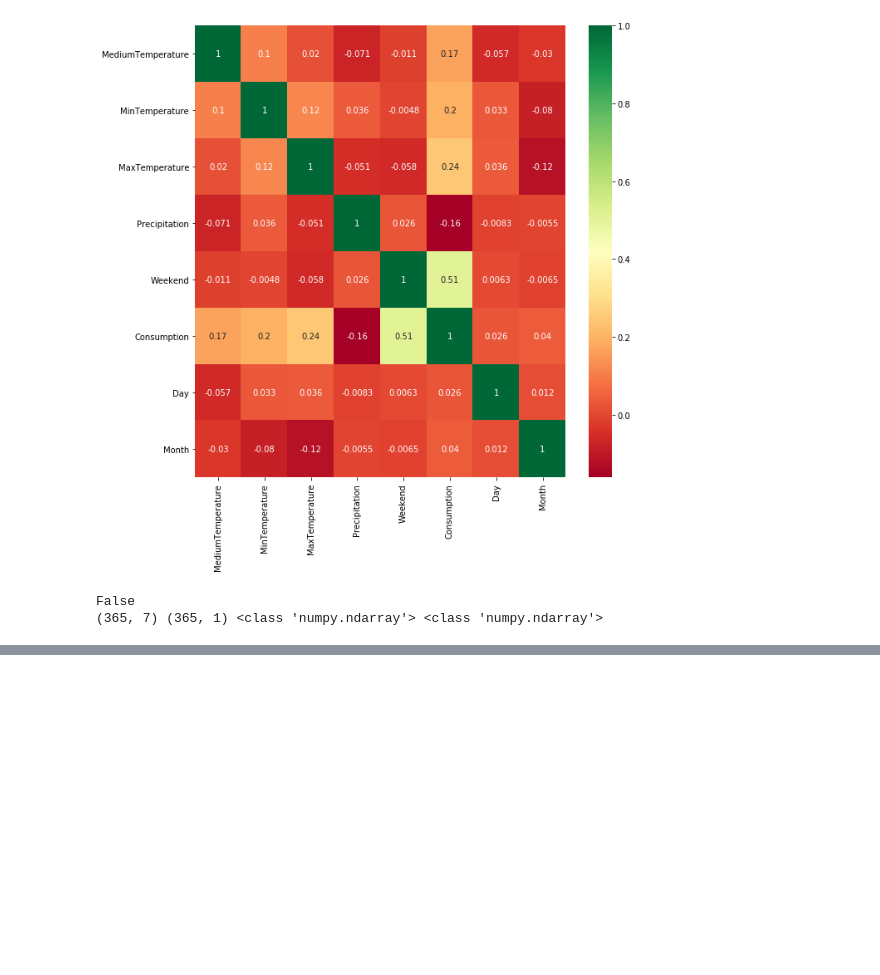
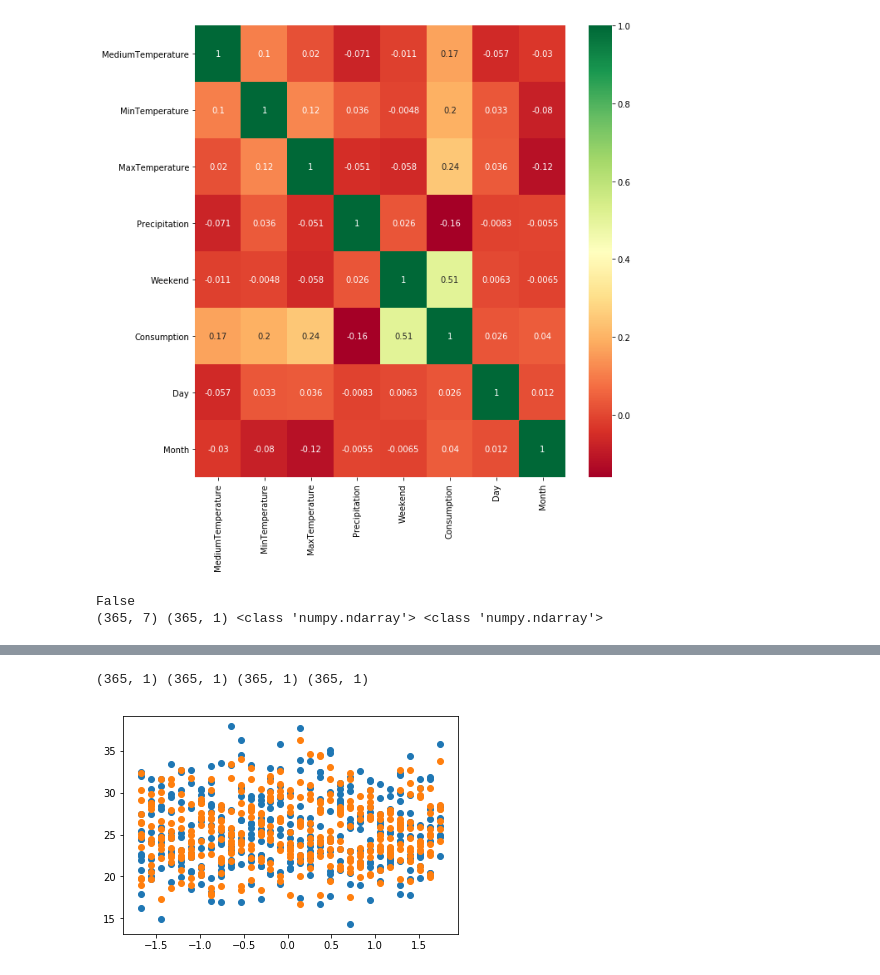
Before and after one commit to nidhaloff/Beer-Consumption, a Jupyter notebook: model.ipynb, the cells around one changed output, grey strips where cells are left out. Cells and saved outputs as stored; diff of their text form; code cells hidden in the pictures; blank space fills up the shorter version.

```diff
--- a/model.ipynb
+++ b/model.ipynb
@@ -275,0 +271,15 @@ def test():
+# %%
+predictions = model(X)
+targets = y
+x_ax = np.arange(0, len(y)).reshape(-1, 1)
+targets = targets.detach().numpy()
+predictions = predictions.detach().numpy()
+day_feature = dataset.Day.to_numpy().reshape(-1, 1)
+print(x_ax.shape, targets.shape, predictions.shape, day_feature.shape)
+
+plt.scatter(day_feature, targets, cmap='b')
+plt.scatter(day_feature, predictions, cmap='r')
+plt.show()
+# %% [output]
+(365, 1) (365, 1) (365, 1) (365, 1)
+[figure, added]
```
Also changed, not shown: parts of 11 cells of this notebook.
